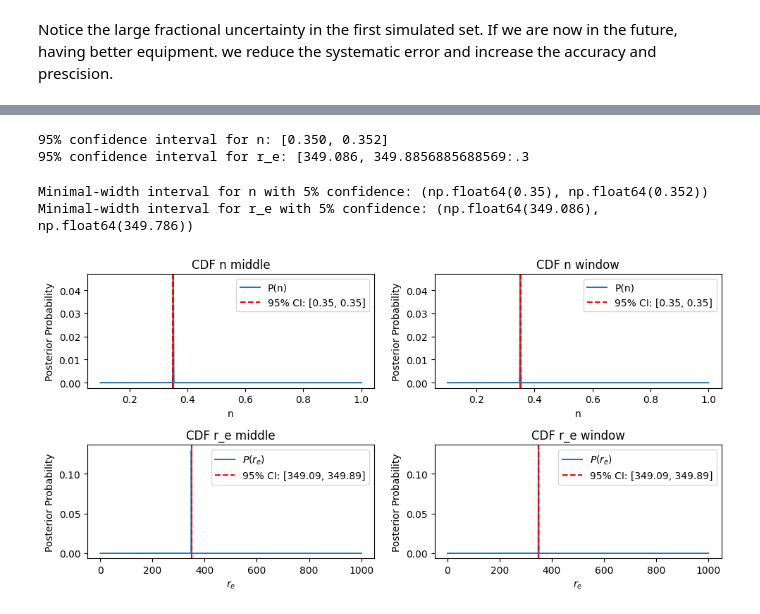
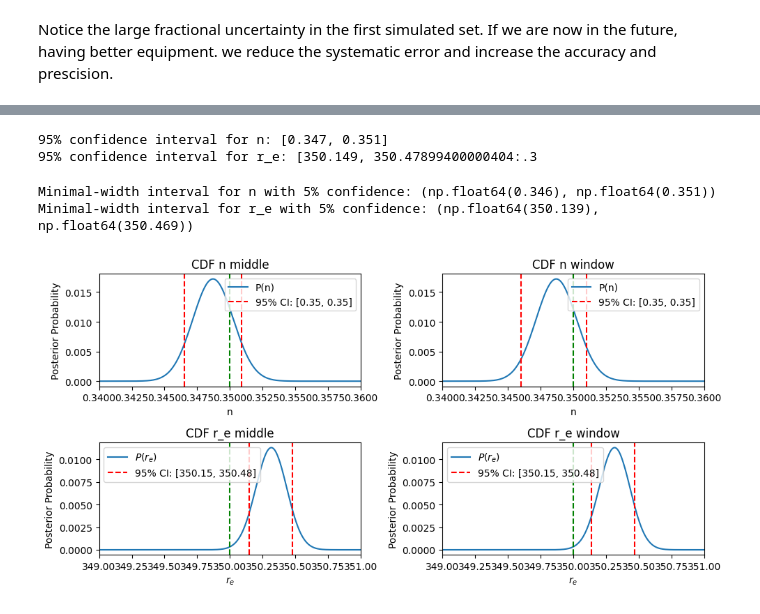
Before and after one commit to t-kist/Bayesian-Statistics-for-Astrophysics-2024, a Jupyter notebook: bayes24/lecture_notes/group4/Bundeltje/Scratchfile-Luka.ipynb, the cells around one changed output, grey strips where cells are left out. Saved outputs shown, nothing was run; the diff lists cells and outputs as text; code cells hidden in the pictures.

```diff
--- a/bayes24/lecture_notes/group4/Bundeltje/Scratchfile-Luka.ipynb
+++ b/bayes24/lecture_notes/group4/Bundeltje/Scratchfile-Luka.ipynb
@@ -97,9 +100,9 @@ def posterior(n_space, r_e_space, r_range, sim_r, sim_r_uncertainty, prior):
 Step three of bayesian inference will be to calculate the posterior density. Since we are using a grid search we will do so for all combinations of  r_e and n as chosen in our grid below.
 # %%
 # Create a 2D grid of r_e and n,
-n_space = np.linspace(0.1, 1, 10000)
-r_e_space = np.linspace(1, R_max, 10000)
-posterior_grid = posterior(n_space, r_e_space, r_range, sim_r, sim_r_uncertainty, flat_prior)
+n_space = np.linspace(0.1, 0.5, 750)
+r_e_space = np.linspace(200, 500, 750)
+posterior_grid = posterior(n_space, r_e_space, r_range_sim, sim_r, sim_r_uncertainty, flat_prior)
 # %% [markdown]
 
 To get the best-fit parameters we will find the grid point with the highest normalized posterior value
@@ -155,19 +207,21 @@ plt.show()
 # %% [markdown]
 Notice the large fractional uncertainty in the first simulated set. If we are now in the future, having better equipment. we reduce the systematic error and increase the accuracy and prescision.
 # %%
-fractional_uncertainty = 0.4
-sim_r_2, sim_r_uncertainty_2 = sim_data(r_range, true_r_e, true_n, fractional_uncertainty)
+fractional_uncertainty = 0.1
+r_range_better = np.linspace(0,R_max,250)
+
+sim_r_2, sim_r_uncertainty_2 = sim_data(r_range_better, true_r_e, true_n, fractional_uncertainty)
 
 plt.figure()
 plt.subplot(1,2,1)
-plt.plot(r_range, sersic_profile(r_range, true_r_e, true_n))
-plt.scatter(r_range, sim_r, alpha=0.1, c="red")
+plt.plot(r_range_model, sersic_profile(r_range_model, true_r_e, true_n))
+plt.scatter(r_range_sim, sim_r, alpha=0.5, c="red")
 
 plt.grid()
 
 plt.subplot(1,2,2)
-plt.plot(r_range, sersic_profile(r_range, true_r_e, true_n))
-plt.scatter(r_range, sim_r_2, alpha=0.1, c="red")
+plt.plot(r_range_model, sersic_profile(r_range_model, true_r_e, true_n))
+plt.scatter(r_range_better, sim_r_2, alpha=0.5, c="red")
 
 plt.grid()
 plt.show()
@@ -176,10 +230,6 @@ plt.show()
 # %%
-def updated_prior(n, r_e ):
-    if best_fit_n - 0.01 <= n <= best_fit_n + 0.01 and best_fit_r_e-2 <= r_e <= best_fit_r_e + 2:
-        return 1
-    return 0
 
-posterior_grid_2 = posterior(n_space, r_e_space, r_range, sim_r_2, sim_r_uncertainty_2, updated_prior)
+posterior_grid_2 = posterior(n_space, r_e_space, r_range_better, sim_r_2, sim_r_uncertainty_2, flat_prior)
 # %%
 posterior_grid_2 /= np.sum(posterior_grid_2)
 
@@ -299,7 +349,7 @@ n_mag = P_n /  np.sum(P_n)
 r_e_mag = P_r_e /  np.sum(P_r_e)
 
 # Compute confidence intervals (# 95% confidence)
-alpha = 0.22
+alpha = 0.16
 n_lower, n_upper = compute_equal_tailed_interval(n_space, n_mag, alpha)
 r_e_lower, r_e_upper = compute_equal_tailed_interval(r_e_space, r_e_mag, alpha)
 print(f"95% confidence interval for n: [{n_lower:.3f}, {n_upper:.3f}]")
@@ -312,10 +362,10 @@ r_e_min_interval = find_minimal_interval(r_e_space, r_e_mag, alpha)
 print(f"Minimal-width interval for n with 5% confidence: {n_min_interval}")
 print(f"Minimal-width interval for r_e with 5% confidence: {r_e_min_interval}")
 # %% [output]
-95% confidence interval for n: [0.350, 0.352]
-95% confidence interval for r_e: [349.086, 349.8856885688569:.3
+95% confidence interval for n: [0.347, 0.351]
+95% confidence interval for r_e: [350.149, 350.47899400000404:.3
-Minimal-width interval for n with 5% confidence: (np.float64(0.35), np.float64(0.352))
-Minimal-width interval for r_e with 5% confidence: (np.float64(349.086), np.float64(349.786))
+Minimal-width interval for n with 5% confidence: (np.float64(0.346), np.float64(0.351))
+Minimal-width interval for r_e with 5% confidence: (np.float64(350.139), np.float64(350.469))
 # %%
 plt.figure(figsize=(10, 5))
 
@@ -325,6 +375,8 @@ plt.plot(n_space, n_mag, label='P(n)')
 plt.title("CDF n middle")
 plt.axvline(n_lower, color='r', linestyle='--', label=f"95% CI: [{n_lower:.2f}, {n_upper:.2f}]")
 plt.axvline(n_upper, color='r', linestyle='--')
+plt.axvline(true_n, color='green', linestyle='--')
+plt.xlim(true_n-0.01, true_n+0.01)
 plt.xlabel("n")
 plt.ylabel("Posterior Probability")
 plt.legend()
@@ -333,31 +385,37 @@ plt.subplot(2, 2, 2)
 plt.plot(n_space, n_mag, label='P(n)')
 plt.title("CDF n window")
 plt.axvline(n_min_interval[0], color='r', linestyle='--', label=f"95% CI: [{n_lower:.2f}, {n_upper:.2f}]")
 plt.axvline(n_min_interval[1], color='r', linestyle='--')
+plt.axvline(true_n, color='green', linestyle='--')
+plt.xlim(true_n-0.01, true_n+0.01)
 plt.xlabel("n")
 plt.ylabel("Posterior Probability")
 plt.legend()
 
 # Marginalized r_e
 plt.subplot(2, 2, 3)
 plt.title("CDF r_e middle")
 plt.plot(r_e_space, r_e_mag, label=r'$P(r_e)$')
 plt.axvline(r_e_lower, color='r', linestyle='--', label=f"95% CI: [{r_e_lower:.2f}, {r_e_upper:.2f}]")
 plt.axvline(r_e_upper, color='r', linestyle='--')
+plt.axvline(true_r_e, color='green', linestyle='--')
+plt.xlim(true_r_e-1, true_r_e+1)
 plt.xlabel(r"$r_e$")
 plt.ylabel("Posterior Probability")
 plt.legend()
 
 plt.subplot(2, 2, 4)
 plt.title("CDF r_e window")
 plt.plot(r_e_space, r_e_mag, label=r'$P(r_e)$')
 plt.axvline(r_e_min_interval[0], color='r', linestyle='--', label=f"95% CI: [{r_e_lower:.2f}, {r_e_upper:.2f}]")
 plt.axvline(r_e_min_interval[1], color='r', linestyle='--')
+plt.axvline(true_r_e, color='green', linestyle='--')
+plt.xlim(true_r_e-1, true_r_e+1)
 plt.xlabel(r"$r_e$")
 plt.ylabel("Posterior Probability")
 plt.legend()
 
 plt.tight_layout()
 plt.show()
 # %% [output]
-[figure, old version]
+[figure, new version]
```
Also changed, not shown: parts of 10 cells of this notebook.
